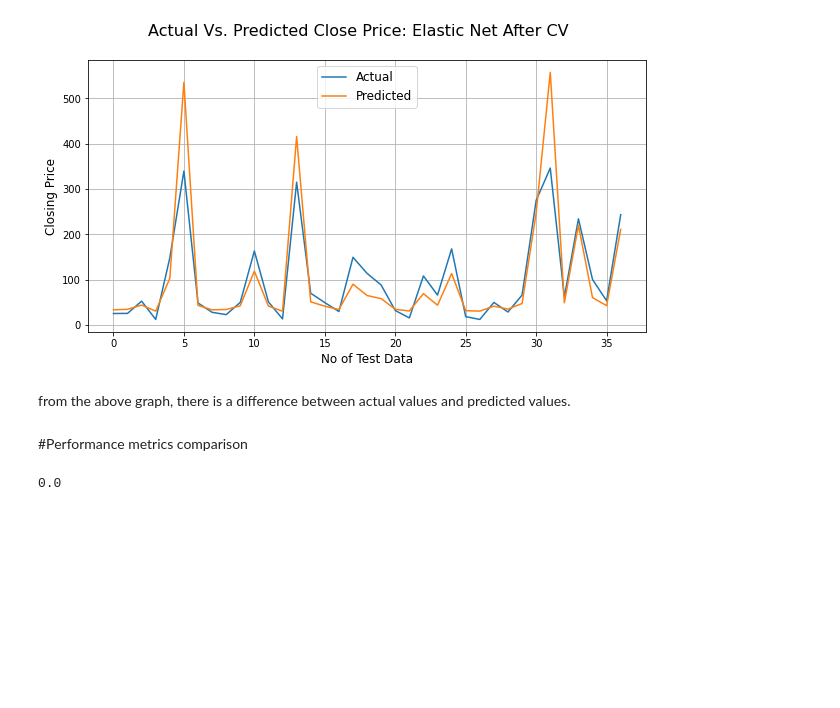
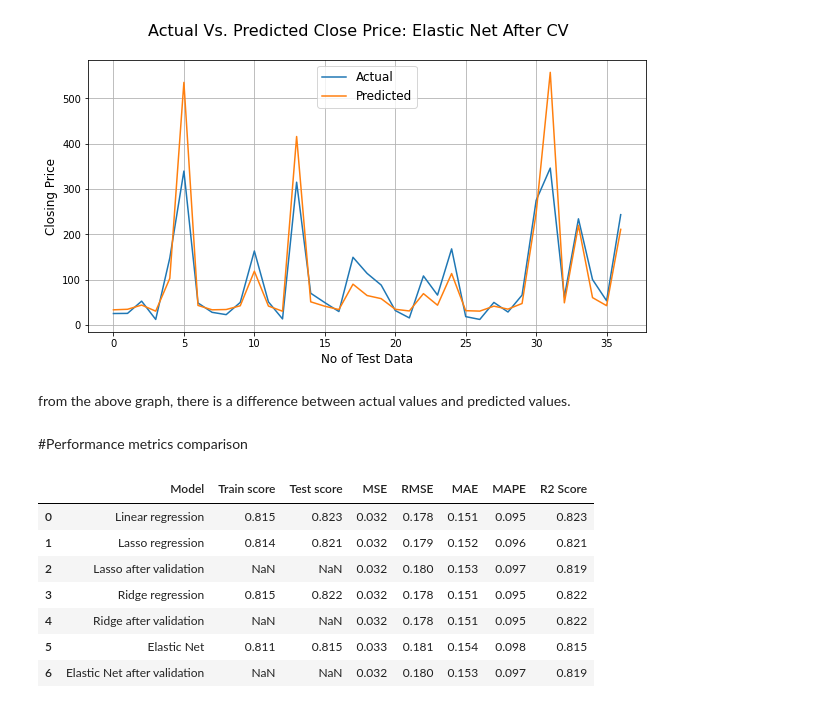
Before and after one commit to Zeeshan00789/Yes-bank-closing-price-prediction, a Jupyter notebook: Yes_Bank_Stock_Closing_Price_Prediction.ipynb, the cells around one changed output. Drawn from its saved outputs; the diff is of its cells as text; code cells hidden in the pictures; blank space fills up the shorter version.

```diff
--- a/Yes_Bank_Stock_Closing_Price_Prediction.ipynb
+++ b/Yes_Bank_Stock_Closing_Price_Prediction.ipynb
@@ -1107,4 +1256,11 @@ all_model = [regression, lasso_reg, ridge_reg, elastic]
-# %%
-performance(x_train, x_test, y_train, y_test, all_model)
-# %% [output]
-0.0
+# %%
+perform
+# %% [output]
+|  | Model | Train score | Test score | MSE | RMSE | MAE | MAPE | R2 Score |
+| 0 | Linear regression | 0.815 | 0.823 | 0.032 | 0.178 | 0.151 | 0.095 | 0.823 |
+| 1 | Lasso regression | 0.814 | 0.821 | 0.032 | 0.179 | 0.152 | 0.096 | 0.821 |
+| 2 | Lasso after validation | NaN | NaN | 0.032 | 0.180 | 0.153 | 0.097 | 0.819 |
+| 3 | Ridge regression | 0.815 | 0.822 | 0.032 | 0.178 | 0.151 | 0.095 | 0.822 |
+| 4 | Ridge after validation | NaN | NaN | 0.032 | 0.178 | 0.151 | 0.095 | 0.822 |
+| 5 | Elastic Net | 0.811 | 0.815 | 0.033 | 0.181 | 0.154 | 0.098 | 0.815 |
+| 6 | Elastic Net after validation | NaN | NaN | 0.032 | 0.180 | 0.153 | 0.097 | 0.819 |
```
Also changed, not shown: parts of 31 cells of this notebook.
